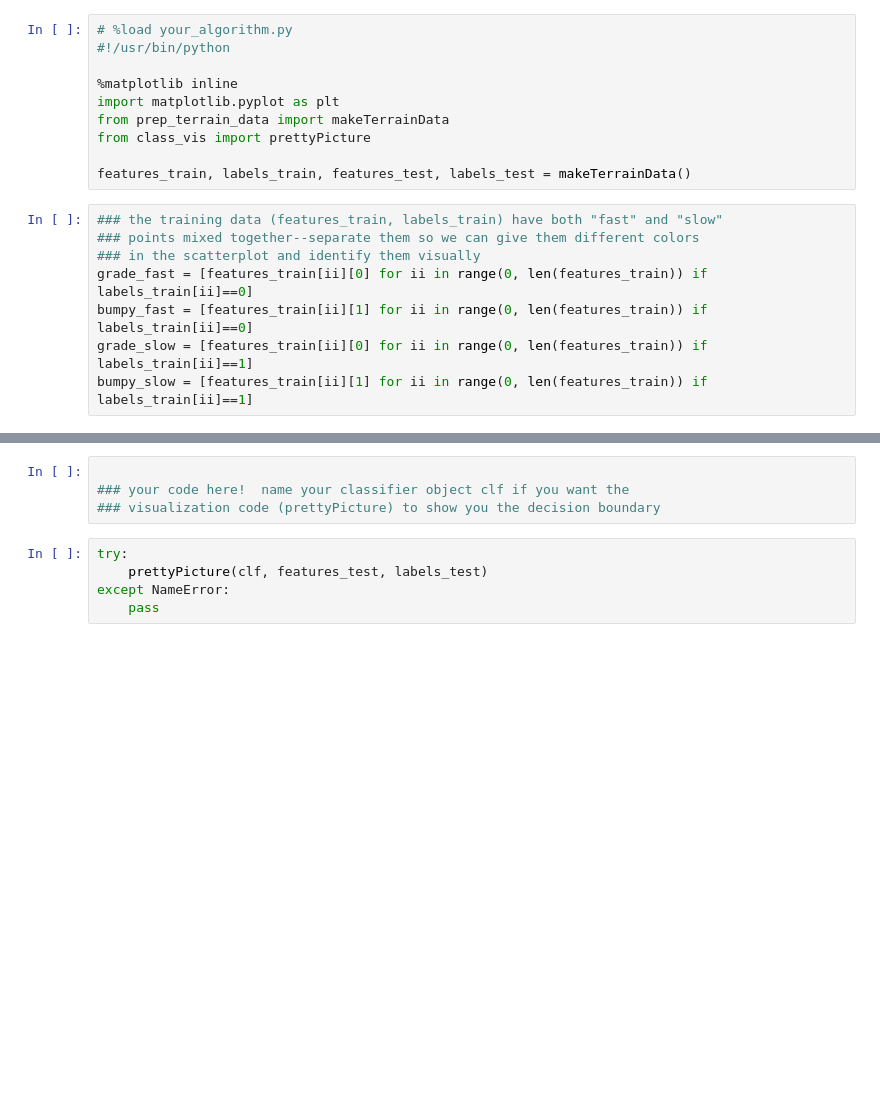
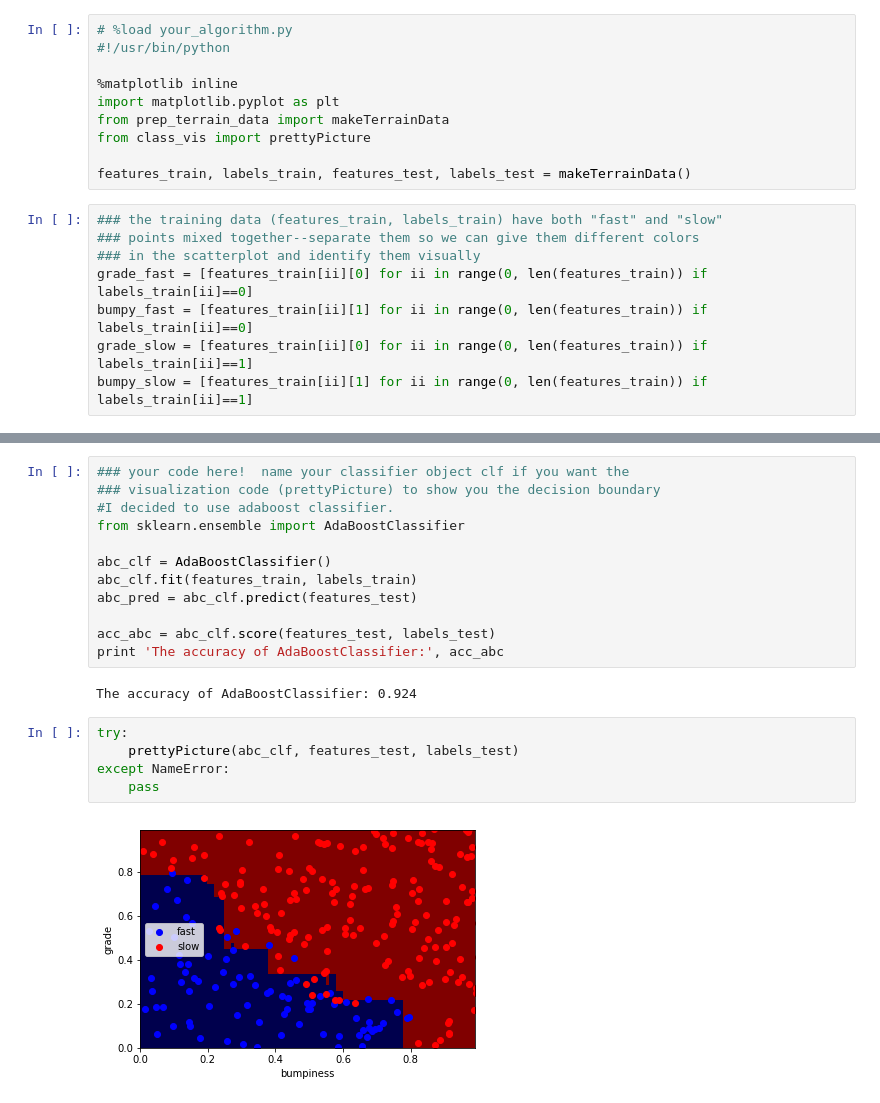
Before and after one commit to JehyeonHeo/learn_machine_learning, a Jupyter notebook: choose_your_own/your_algorithm.ipynb, the cells around one changed output, grey strips where cells are left out. Saved outputs shown, nothing was run; the diff lists cells and outputs as text; blank space fills up the shorter version.

Commit message:
complete adaboost classifier

```diff
--- a/choose_your_own/your_algorithm.ipynb
+++ b/choose_your_own/your_algorithm.ipynb
@@ -30,9 +32,21 @@ plt.show()
 # %%
-
 ### your code here!  name your classifier object clf if you want the
 ### visualization code (prettyPicture) to show you the decision boundary
+#I decided to use adaboost classifier.
+from sklearn.ensemble import AdaBoostClassifier
+
+abc_clf = AdaBoostClassifier()
+abc_clf.fit(features_train, labels_train)
+abc_pred = abc_clf.predict(features_test)
+
+acc_abc = abc_clf.score(features_test, labels_test)
+print 'The accuracy of AdaBoostClassifier:', acc_abc
+# %% [output]
+The accuracy of AdaBoostClassifier: 0.924
 # %%
 try:
-    prettyPicture(clf, features_test, labels_test)
+    prettyPicture(abc_clf, features_test, labels_test)
 except NameError:
     pass
+# %% [output]
+[figure, added]
```
Also changed, not shown: parts of 1 cell of this notebook, 1 other file.
